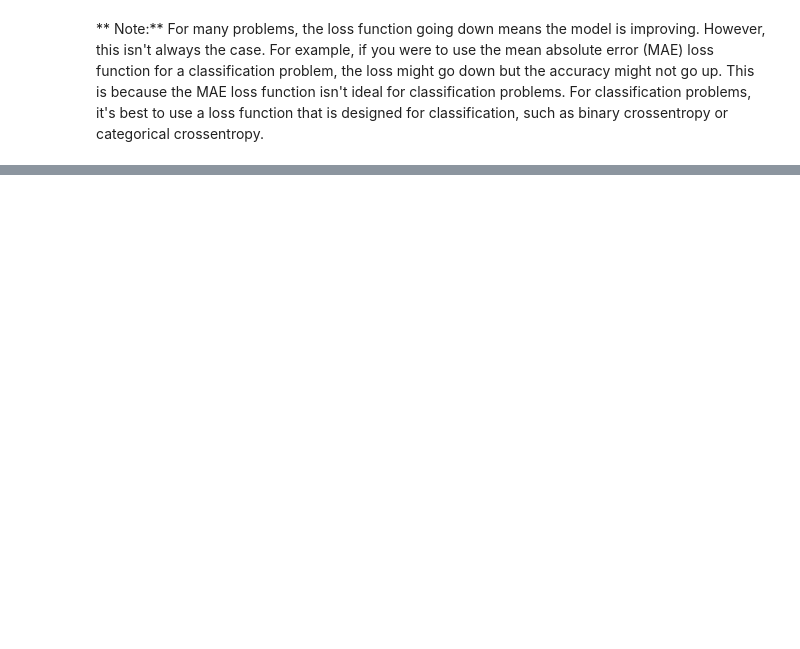
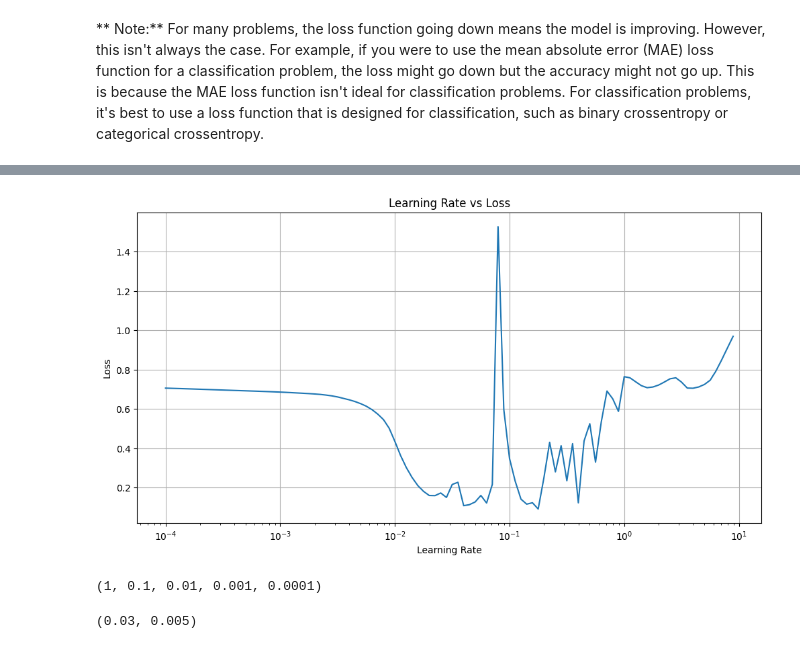
Before and after one commit to leohfigueiredo/Tensorflow, a Jupyter notebook: 02_neural_network_classification_with_tensorflow.ipynb, the cells around one changed output, grey strips where cells are left out. Saved outputs shown, nothing was run; the diff lists cells and outputs as text; code cells hidden in the pictures; blank space fills up the shorter version.

```diff
--- a/02_neural_network_classification_with_tensorflow.ipynb
+++ b/02_neural_network_classification_with_tensorflow.ipynb
@@ -697,0 +754,22 @@ plt.show()
+# %%
+# Plot the learning rate vs loss
+lrs = 1e-4 * (10 ** (tf.range(100) / 20))
+plt.figure(figsize=(12, 6))
+plt.semilogx(lrs, history_9.history["loss"])
+plt.xlabel("Learning Rate")
+plt.ylabel("Loss")
+plt.title("Learning Rate vs Loss")
+plt.grid(True)
+plt.show()
+# %% [output]
+[figure, added]
+# %%
+ # Examples of other typical learning rate values to try out
+# 1e-2, 1e-3, 1e-4, 1e-5, 1e-6
+10**0, 10**-1, 10**-2, 10**-3, 10**-4
+# %% [output]
+(1, 0.1, 0.01, 0.001, 0.0001)
+# %%
+0.03, 0.005
+# %% [output]
+(0.03, 0.005)
```
Also changed, not shown: parts of 27 cells of this notebook, 1 other file.
